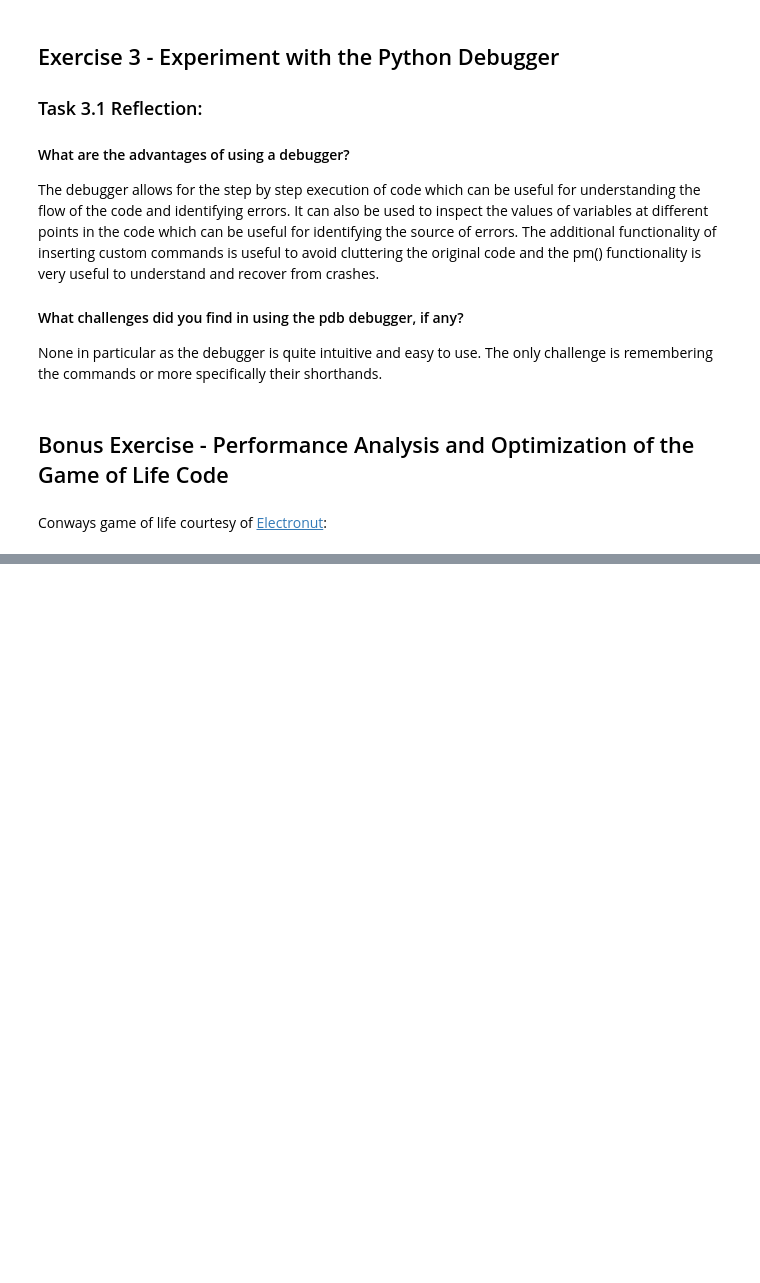
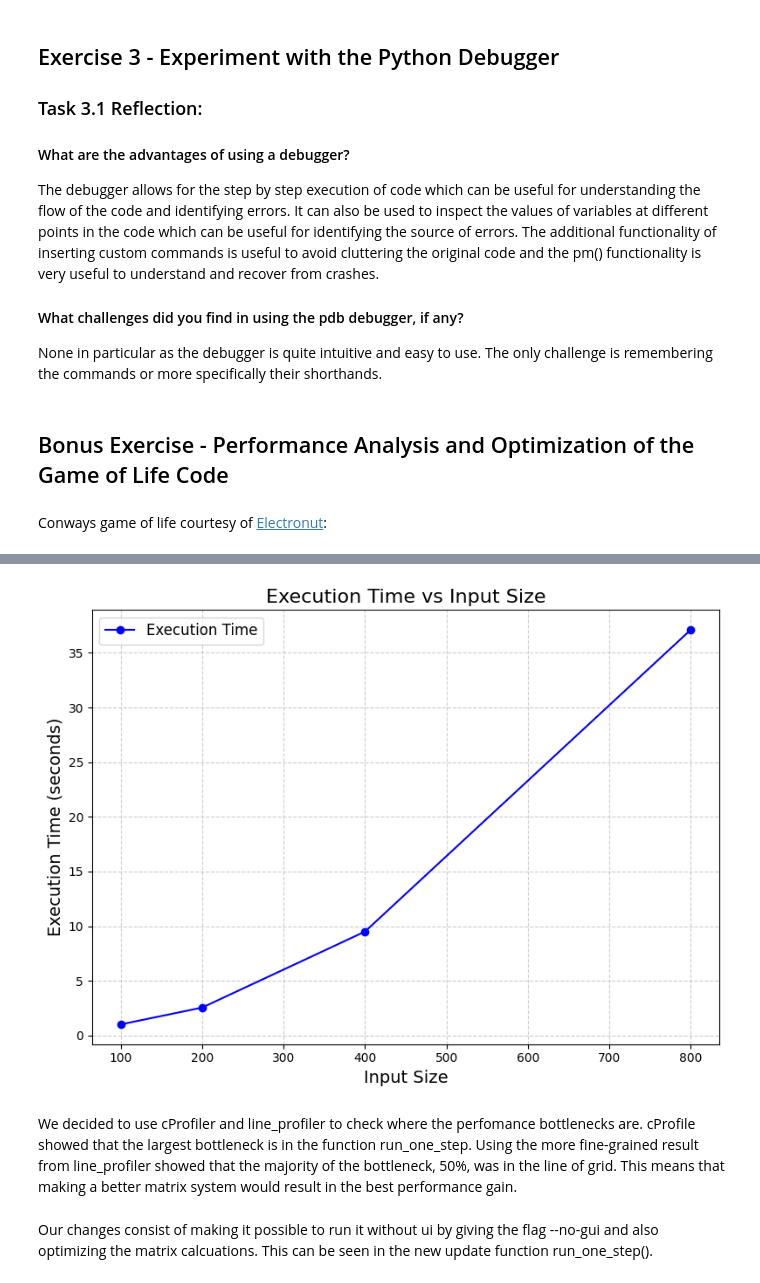
Before and after one commit to KthKittySquad/hpc, a Jupyter notebook: A2/assignment2.ipynb, the cells around one changed output, grey strips where cells are left out. Cells and saved outputs as stored; diff of their text form; code cells hidden in the pictures; blank space fills up the shorter version.

```diff
--- a/A2/assignment2.ipynb
+++ b/A2/assignment2.ipynb
@@ -611,0 +622,19 @@ SystemExit: 2
+# %%
+x = [100, 200, 400, 800]
+y = [1.025, 2.563, 9.512, 37.110]
+
+plt.figure(figsize=(8, 6))
+plt.plot(x, y, marker='o', linestyle='-', color='b', label='Execution Time')
+plt.title('Execution Time vs Input Size', fontsize=16)
+plt.xlabel('Input Size', fontsize=14)
+plt.ylabel('Execution Time (seconds)', fontsize=14)
+plt.grid(True, linestyle='--', alpha=0.6)
+plt.legend(fontsize=12)
+plt.tight_layout()
+plt.show()
+# %% [output]
+[figure, added]
+# %% [markdown]
+We decided to use cProfiler and line_profiler to check where the perfomance bottlenecks are. cProfile showed that the largest bottleneck is in the function run_one_step. Using the more fine-grained result from line_profiler showed that the majority of the bottleneck, 50%, was in the line of grid. This means that making a better matrix system would result in the best performance gain.
+# %% [markdown]
+Our changes consist of making it possible to run it without ui by giving the flag --no-gui and also optimizing the matrix calcuations. This can be seen in the new update function run_one_step().
```
Also changed, not shown: parts of 20 cells of this notebook, 10 other files.
